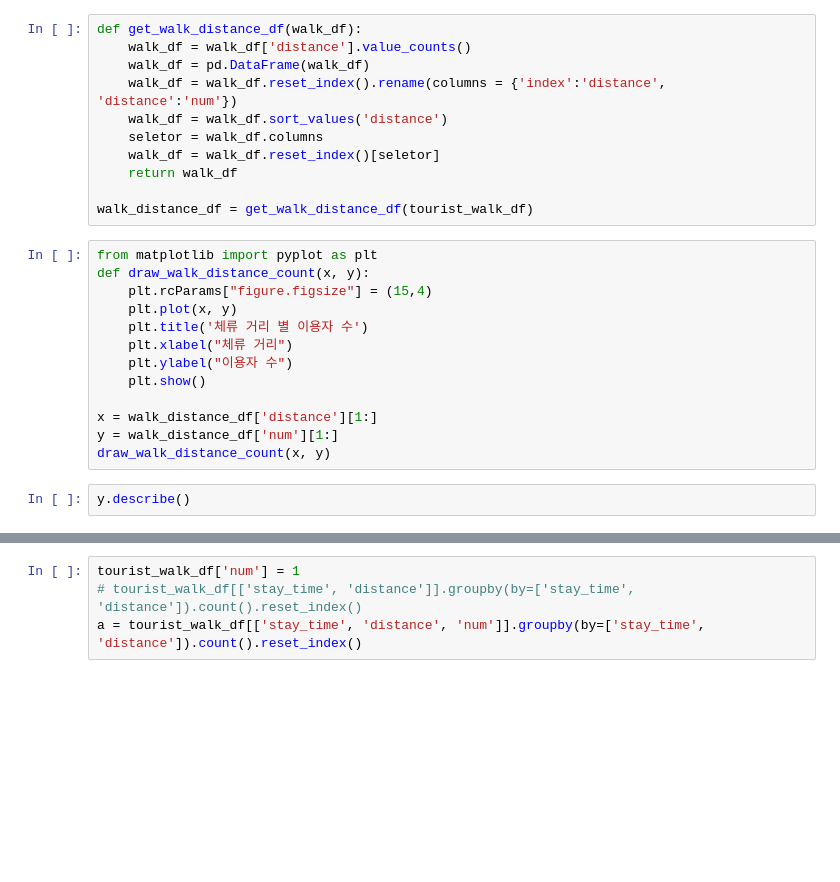
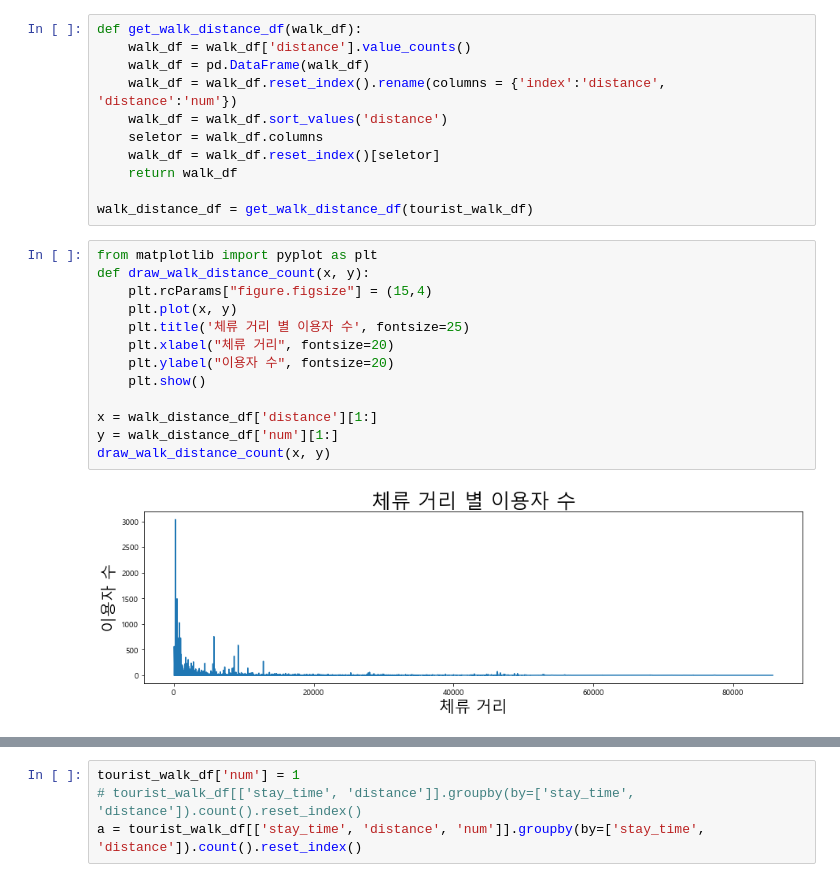
Before and after one commit to hoonisone/2020_jeju-bus-tag_data-analysis, a Jupyter notebook: main/2. 체류시간 분석/1. 군집 별 관광객 체류시간 측정.ipynb, the cells around one changed output, grey strips where cells are left out. Saved outputs shown, nothing was run; the diff lists cells and outputs as text; blank space fills up the shorter version.

```diff
--- a/main/2. 체류시간 분석/1. 군집 별 관광객 체류시간 측정.ipynb
+++ b/main/2. 체류시간 분석/1. 군집 별 관광객 체류시간 측정.ipynb
@@ -88,15 +90,15 @@ walk_distance_df = get_walk_distance_df(tourist_walk_df)
 # %%
 from matplotlib import pyplot as plt
 def draw_walk_distance_count(x, y):
     plt.rcParams["figure.figsize"] = (15,4)
     plt.plot(x, y)
-    plt.title('체류 거리 별 이용자 수')
-    plt.xlabel("체류 거리")
-    plt.ylabel("이용자 수")
+    plt.title('체류 거리 별 이용자 수', fontsize=25)
+    plt.xlabel("체류 거리", fontsize=20)
+    plt.ylabel("이용자 수", fontsize=20)
     plt.show()
 
 x = walk_distance_df['distance'][1:]
 y = walk_distance_df['num'][1:]
 draw_walk_distance_count(x, y)
+# %% [output]
+[figure, added]
-# %%
-y.describe()
```
Also changed, not shown: parts of 9 cells of this notebook, 7 other files.
